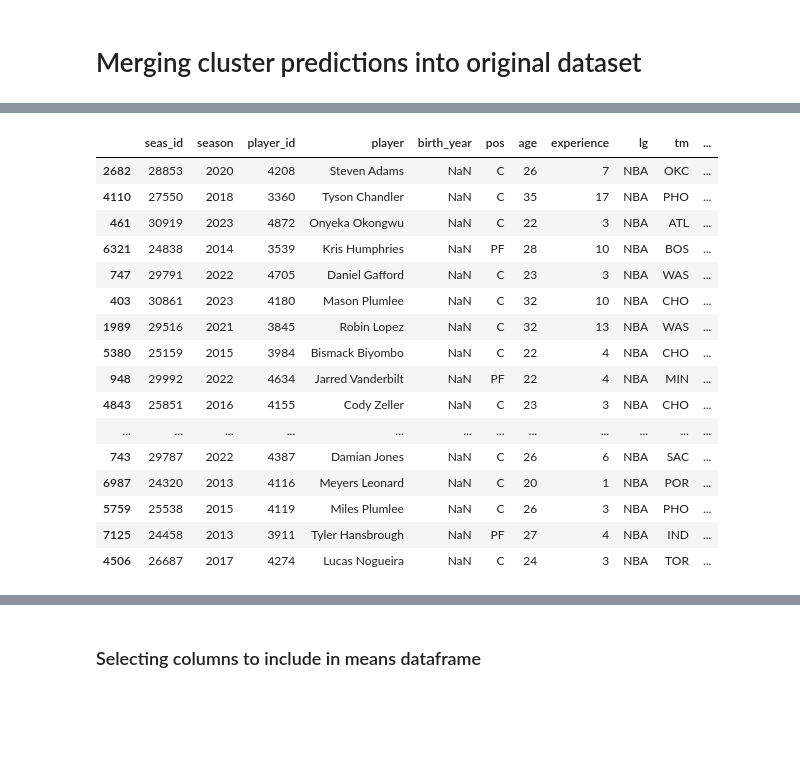
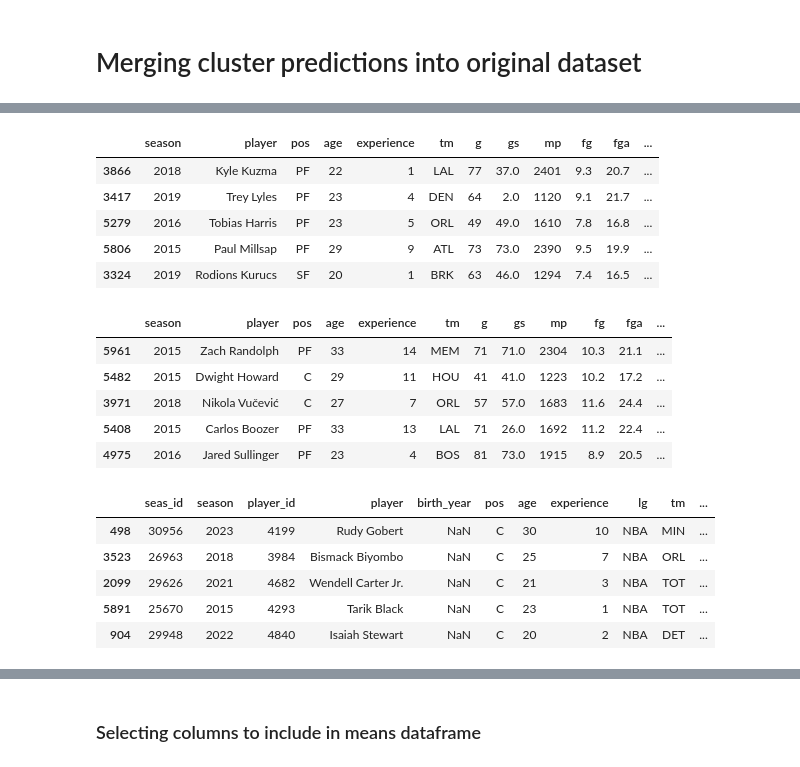
Before and after one commit to AlfonsoGhislieri/nba-machine-learning, a Jupyter notebook: nba.ipynb, the cells around one changed output, grey strips where cells are left out. Cells and saved outputs as stored; diff of their text form; code cells hidden in the pictures; blank space fills up the shorter version.

```diff
--- a/nba.ipynb
+++ b/nba.ipynb
@@ -629,20 +636,0 @@ plt.legend()
-# %%
-_, centers, gmm_labels = gmm(X_PCA, 7)
-
-# map predictions to label
-labels = np.unique(gmm_labels)
-colors = cycle(cm.tab10.colors)
-plt.figure(figsize=(10, 8))
-plt.title('7 gmm clusters\nplotted in 2 component space')
-
-
-for label in labels:
-    # plot one cluster for each iteration
-    color = next(colors)
-    # find indeces corresponding to cluser i
-    idx = gmm_labels == label
-    # plot cluster
-    plt.scatter(X_PCA[idx, 0], X_PCA[idx, 1], color=color, s=30, edgecolor='k', label=label, alpha=0.7)
-
-
-plt.legend()
@@ -652,3 +637,12 @@ plt.legend()
 # %% [markdown]
 # Merging cluster predictions into original dataset
+# %%
+# use copy of original dataset to view desired original features
+df_cluster = df_copy.copy()
+
+# drop features that are not of interest
+df_cluster = df_cluster.drop(
+  ['seas_id', 'birth_year','lg','player_id'], axis=1)
+# fill null values
+df_cluster['x3p%'] = df_cluster['x3p%'].fillna(0)
 # %%
@@ -691,20 +697,27 @@ df_cluster[df_cluster["player"] == 'Marc Gasol']
+# %%
+df_cluster[df_cluster["kmeans cluster"] == 3].sample(5)
+# %% [output]
+|  | season | player | pos | age | experience | tm | g | gs | mp | fg | fga | ... |
+| 3866 | 2018 | Kyle Kuzma | PF | 22 | 1 | LAL | 77 | 37.0 | 2401 | 9.3 | 20.7 | ... |
+| 3417 | 2019 | Trey Lyles | PF | 23 | 4 | DEN | 64 | 2.0 | 1120 | 9.1 | 21.7 | ... |
+| 5279 | 2016 | Tobias Harris | PF | 23 | 5 | ORL | 49 | 49.0 | 1610 | 7.8 | 16.8 | ... |
+| 5806 | 2015 | Paul Millsap | PF | 29 | 9 | ATL | 73 | 73.0 | 2390 | 9.5 | 19.9 | ... |
+| 3324 | 2019 | Rodions Kurucs | SF | 20 | 1 | BRK | 63 | 46.0 | 1294 | 7.4 | 16.5 | ... |
+# %%
+df_cluster[df_cluster["kmeans cluster"] == 4].sample(5)
+# %% [output]
+|  | season | player | pos | age | experience | tm | g | gs | mp | fg | fga | ... |
+| 5961 | 2015 | Zach Randolph | PF | 33 | 14 | MEM | 71 | 71.0 | 2304 | 10.3 | 21.1 | ... |
+| 5482 | 2015 | Dwight Howard | C | 29 | 11 | HOU | 41 | 41.0 | 1223 | 10.2 | 17.2 | ... |
+| 3971 | 2018 | Nikola Vučević | C | 27 | 7 | ORL | 57 | 57.0 | 1683 | 11.6 | 24.4 | ... |
+| 5408 | 2015 | Carlos Boozer | PF | 33 | 13 | LAL | 71 | 26.0 | 1692 | 11.2 | 22.4 | ... |
+| 4975 | 2016 | Jared Sullinger | PF | 23 | 4 | BOS | 81 | 73.0 | 1915 | 8.9 | 20.5 | ... |
 # %%
-df_cluster[df_cluster["kmeans cluster"] == 5].sample(20)
+df_cluster[df_cluster["kmeans cluster"] == 5].sample(5)
 # %% [output]
 |  | seas_id | season | player_id | player | birth_year | pos | age | experience | lg | tm | ... |
-| 2682 | 28853 | 2020 | 4208 | Steven Adams | NaN | C | 26 | 7 | NBA | OKC | ... |
-| 4110 | 27550 | 2018 | 3360 | Tyson Chandler | NaN | C | 35 | 17 | NBA | PHO | ... |
-| 461 | 30919 | 2023 | 4872 | Onyeka Okongwu | NaN | C | 22 | 3 | NBA | ATL | ... |
-| 6321 | 24838 | 2014 | 3539 | Kris Humphries | NaN | PF | 28 | 10 | NBA | BOS | ... |
-| 747 | 29791 | 2022 | 4705 | Daniel Gafford | NaN | C | 23 | 3 | NBA | WAS | ... |
-| 403 | 30861 | 2023 | 4180 | Mason Plumlee | NaN | C | 32 | 10 | NBA | CHO | ... |
-| 1989 | 29516 | 2021 | 3845 | Robin Lopez | NaN | C | 32 | 13 | NBA | WAS | ... |
-| 5380 | 25159 | 2015 | 3984 | Bismack Biyombo | NaN | C | 22 | 4 | NBA | CHO | ... |
-| 948 | 29992 | 2022 | 4634 | Jarred Vanderbilt | NaN | PF | 22 | 4 | NBA | MIN | ... |
-| 4843 | 25851 | 2016 | 4155 | Cody Zeller | NaN | C | 23 | 3 | NBA | CHO | ... |
-| ... | ... | ... | ... | ... | ... | ... | ... | ... | ... | ... | ... |
-| 743 | 29787 | 2022 | 4387 | Damian Jones | NaN | C | 26 | 6 | NBA | SAC | ... |
-| 6987 | 24320 | 2013 | 4116 | Meyers Leonard | NaN | C | 20 | 1 | NBA | POR | ... |
-| 5759 | 25538 | 2015 | 4119 | Miles Plumlee | NaN | C | 26 | 3 | NBA | PHO | ... |
-| 7125 | 24458 | 2013 | 3911 | Tyler Hansbrough | NaN | PF | 27 | 4 | NBA | IND | ... |
-| 4506 | 26687 | 2017 | 4274 | Lucas Nogueira | NaN | C | 24 | 3 | NBA | TOR | ... |
+| 498 | 30956 | 2023 | 4199 | Rudy Gobert | NaN | C | 30 | 10 | NBA | MIN | ... |
+| 3523 | 26963 | 2018 | 3984 | Bismack Biyombo | NaN | C | 25 | 7 | NBA | ORL | ... |
+| 2099 | 29626 | 2021 | 4682 | Wendell Carter Jr. | NaN | C | 21 | 3 | NBA | TOT | ... |
+| 5891 | 25670 | 2015 | 4293 | Tarik Black | NaN | C | 23 | 1 | NBA | TOT | ... |
+| 904 | 29948 | 2022 | 4840 | Isaiah Stewart | NaN | C | 20 | 2 | NBA | DET | ... |
```
Also changed, not shown: parts of 36 cells of this notebook.
